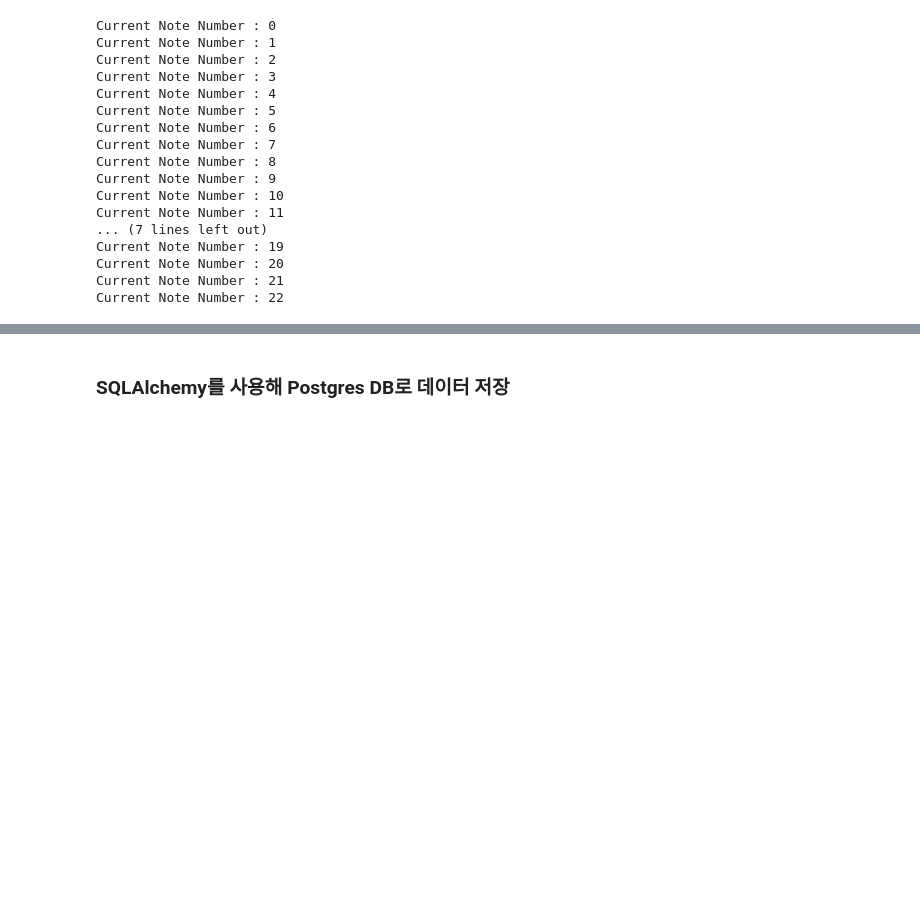
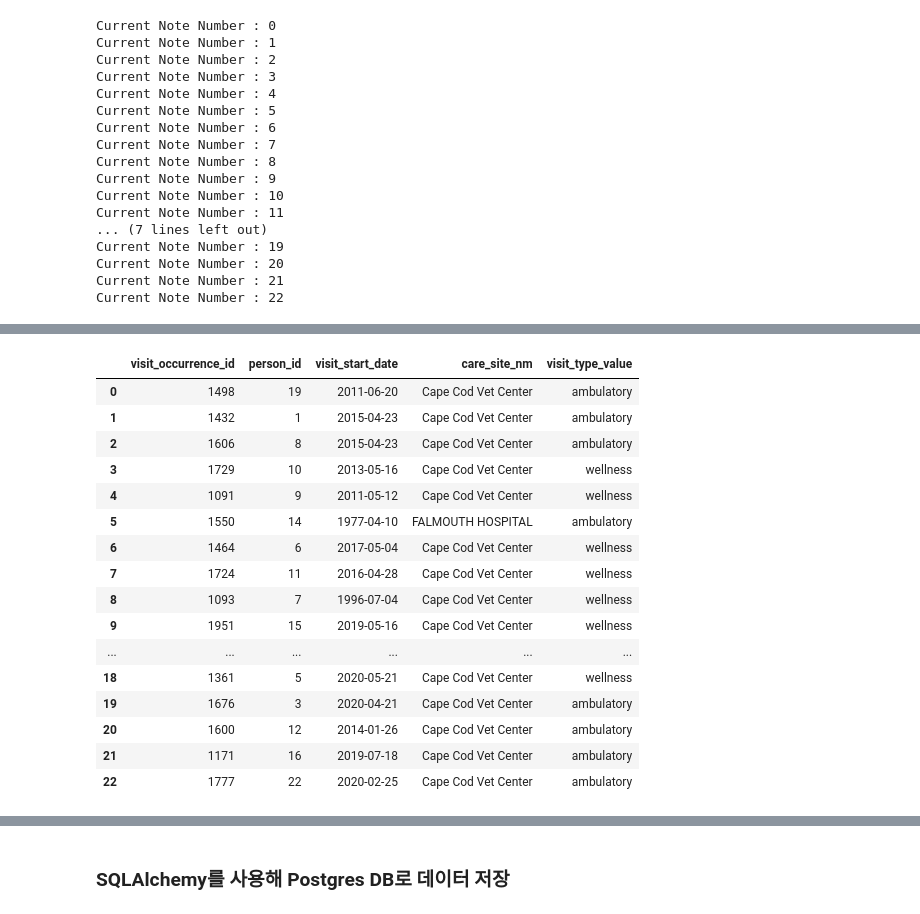
Before and after one commit to aeea-0605/patient-analysis-repo, a Jupyter notebook: extract_data_to_note.ipynb, the cells around one changed output, grey strips where cells are left out. Saved outputs shown, nothing was run; the diff lists cells and outputs as text; code cells hidden in the pictures; blank space fills up the shorter version.

```diff
--- a/extract_data_to_note.ipynb
+++ b/extract_data_to_note.ipynb
@@ -213,0 +349,20 @@ Current Note Number : 22
+# %%
+visit_df
+# %% [output]
+|  | visit_occurrence_id | person_id | visit_start_date | care_site_nm | visit_type_value |
+| 0 | 1498 | 19 | 2011-06-20 | Cape Cod Vet Center | ambulatory |
+| 1 | 1432 | 1 | 2015-04-23 | Cape Cod Vet Center | ambulatory |
+| 2 | 1606 | 8 | 2015-04-23 | Cape Cod Vet Center | ambulatory |
+| 3 | 1729 | 10 | 2013-05-16 | Cape Cod Vet Center | wellness |
+| 4 | 1091 | 9 | 2011-05-12 | Cape Cod Vet Center | wellness |
+| 5 | 1550 | 14 | 1977-04-10 | FALMOUTH HOSPITAL | ambulatory |
+| 6 | 1464 | 6 | 2017-05-04 | Cape Cod Vet Center | wellness |
+| 7 | 1724 | 11 | 2016-04-28 | Cape Cod Vet Center | wellness |
+| 8 | 1093 | 7 | 1996-07-04 | Cape Cod Vet Center | wellness |
+| 9 | 1951 | 15 | 2019-05-16 | Cape Cod Vet Center | wellness |
+| ... | ... | ... | ... | ... | ... |
+| 18 | 1361 | 5 | 2020-05-21 | Cape Cod Vet Center | wellness |
+| 19 | 1676 | 3 | 2020-04-21 | Cape Cod Vet Center | ambulatory |
+| 20 | 1600 | 12 | 2014-01-26 | Cape Cod Vet Center | ambulatory |
+| 21 | 1171 | 16 | 2019-07-18 | Cape Cod Vet Center | ambulatory |
+| 22 | 1777 | 22 | 2020-02-25 | Cape Cod Vet Center | ambulatory |
```
Also changed, not shown: parts of 16 cells of this notebook.
